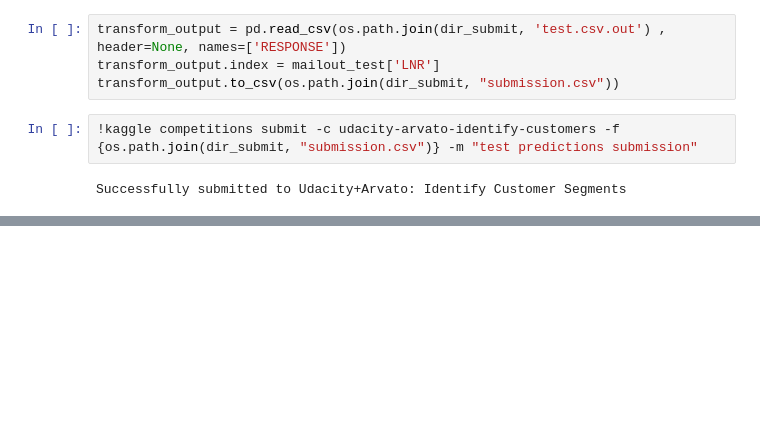
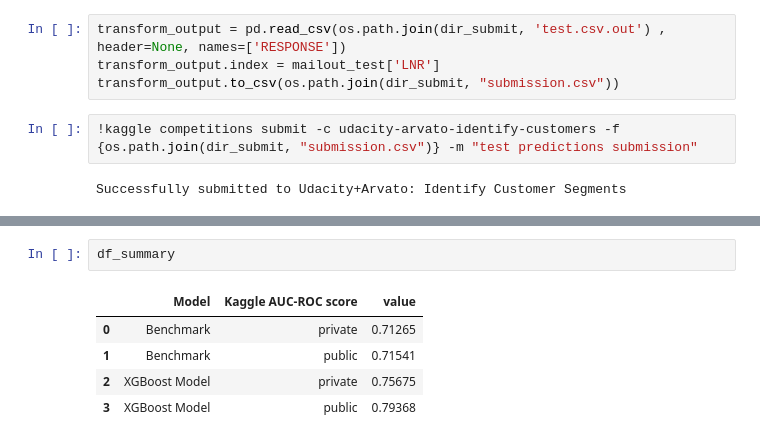
Before and after one commit to FadyMorris/udacity-aws-mlnd-capstone-arvato, a Jupyter notebook: notebooks/03_classification-model.ipynb, the cells around one changed output, grey strips where cells are left out. Drawn from its saved outputs; the diff is of its cells as text; blank space fills up the shorter version.

```diff
--- a/notebooks/03_classification-model.ipynb
+++ b/notebooks/03_classification-model.ipynb
@@ -537,0 +558,8 @@ Successfully submitted to Udacity+Arvato: Identify Customer Segments
+# %%
+df_summary
+# %% [output]
+|  | Model | Kaggle AUC-ROC score | value |
+| 0 | Benchmark | private | 0.71265 |
+| 1 | Benchmark | public | 0.71541 |
+| 2 | XGBoost Model | private | 0.75675 |
+| 3 | XGBoost Model | public | 0.79368 |
```
Also changed, not shown: parts of 7 cells of this notebook, 13 other files.
